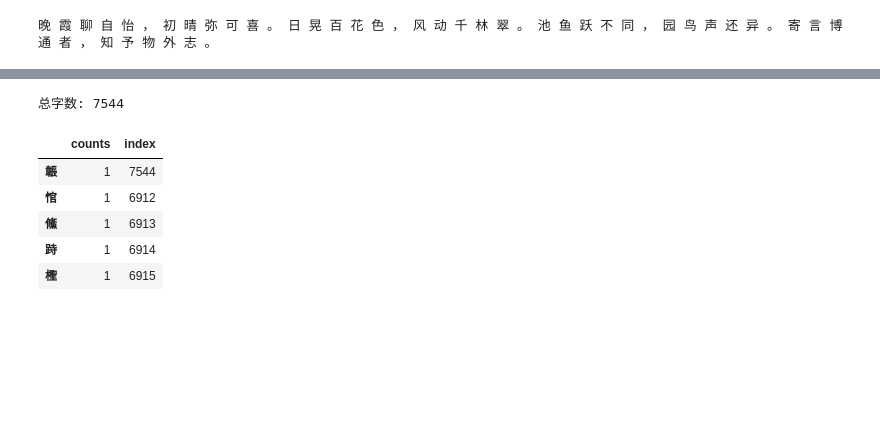
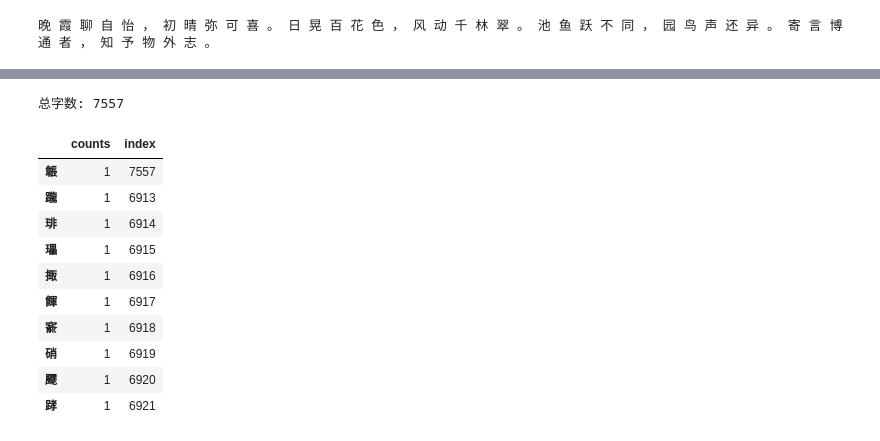
Before and after one commit to xieliaing/keras-practice, a Jupyter notebook: NLP/语言模型构建与文本生成.ipynb, the cells around one changed output, grey strips where cells are left out. Saved outputs shown, nothing was run; the diff lists cells and outputs as text; code cells hidden in the pictures; blank space fills up the shorter version.

```diff
--- a/NLP/语言模型构建与文本生成.ipynb
+++ b/NLP/语言模型构建与文本生成.ipynb
@@ -387,6 +372,6 @@ print(' '.join(alltext0[1]))
 # %%
 import cntext
-tokenizer = cntext.cnTokenizer(char_level=True)
+tokenizer = cntext.cnTokenizer(char_level=True, filters=' ')
 %time tokenizer.fit_on_cntexts(alltext0)
 %time text_sequences=tokenizer.cntexts_to_sequences(alltext0)
 # %% [output]
@@ -399,19 +388,24 @@ print(np.max(np.max(text_sequences)))
 # %%
 print('总字数:', len(tokenizer.word_counts))
 word_counts_df = pd.DataFrame.from_dict(tokenizer.word_counts,
                               orient='index',
                               columns=['counts'])
 word_index_df = pd.DataFrame.from_dict(tokenizer.word_index,
                               orient='index',
                               columns=['index'])
 temp=pd.merge(word_counts_df, word_index_df,
               left_index=True, right_index=True)
-temp.sort_values(by='counts').head()
+temp.sort_values(by='counts', ascending=True).head(10)
 # %% [output]
-总字数: 7544
+总字数: 7557
 |  | counts | index |
-| 韔 | 1 | 7544 |
-| 悺 | 1 | 6912 |
-| 鯈 | 1 | 6913 |
-| 跱 | 1 | 6914 |
-| 檉 | 1 | 6915 |
+| 韔 | 1 | 7557 |
+| 躘 | 1 | 6913 |
+| 琲 | 1 | 6914 |
+| 瓃 | 1 | 6915 |
+| 掫 | 1 | 6916 |
+| 餫 | 1 | 6917 |
+| 窬 | 1 | 6918 |
+| 硝 | 1 | 6919 |
+| 飂 | 1 | 6920 |
+| 踍 | 1 | 6921 |
```
Also changed, not shown: parts of 54 cells of this notebook.
